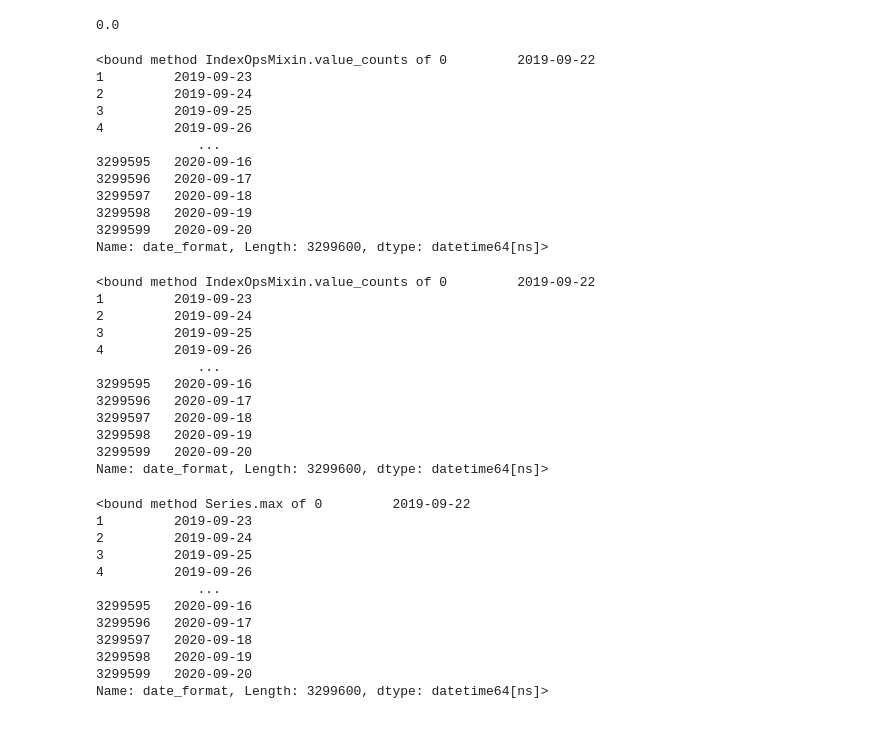
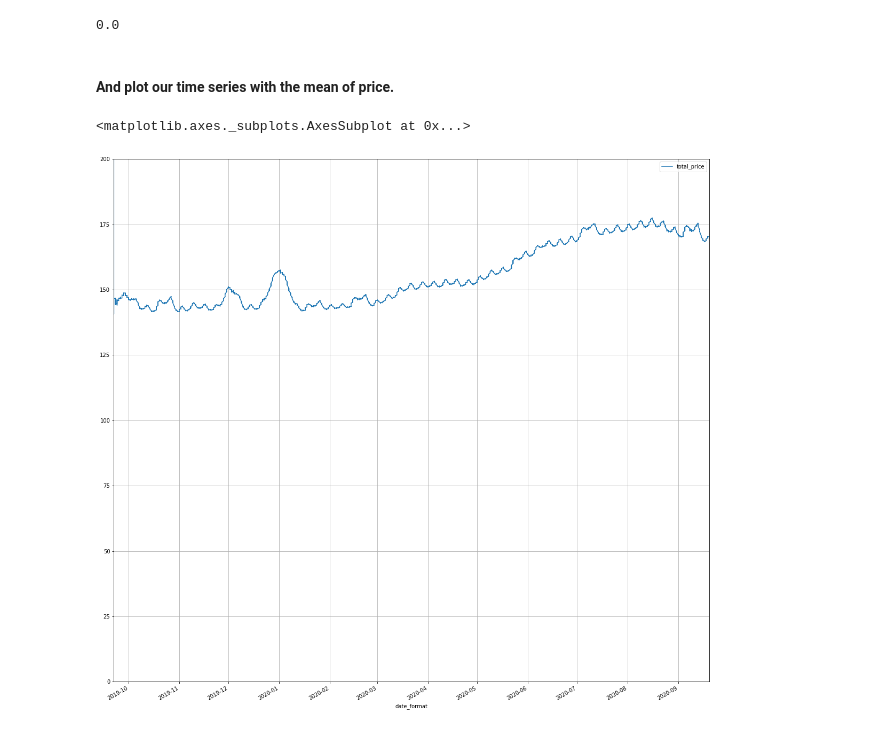
Before and after one commit to charlieba/Datascience-Blog-Airbnb-Seattle, a Jupyter notebook: Rate per date Seattle.ipynb, the cells around one changed output. Saved outputs shown, nothing was run; the diff lists cells and outputs as text; code cells hidden in the pictures.

Commit message:
prediction and timeseries plot

```diff
--- a/Rate per date Seattle.ipynb
+++ b/Rate per date Seattle.ipynb
@@ -90,48 +86,16 @@ seattle_calendar_splited_date.rolling('10d').mean().plot(figsize=(60,60),grid='t
 seattle_calendar_splited['date_format'].isna().mean()
 # %% [output]
 0.0
-# %%
-seattle_calendar_splited['date_format'].value_counts
-# %% [output]
-<bound method IndexOpsMixin.value_counts of 0         2019-09-22
-1         2019-09-23
-2         2019-09-24
-3         2019-09-25
-4         2019-09-26
-             ...
-3299595   2020-09-16
-3299596   2020-09-17
-3299597   2020-09-18
-3299598   2020-09-19
-3299599   2020-09-20
-Name: date_format, Length: 3299600, dtype: datetime64[ns]>
-# %%
-seattle_calendar["date_format"].value_counts
-# %% [output]
-<bound method IndexOpsMixin.value_counts of 0         2019-09-22
-1         2019-09-23
-2         2019-09-24
-3         2019-09-25
-4         2019-09-26
-             ...
-3299595   2020-09-16
-3299596   2020-09-17
-3299597   2020-09-18
-3299598   2020-09-19
-3299599   2020-09-20
-Name: date_format, Length: 3299600, dtype: datetime64[ns]>
-# %%
-seattle_calendar["date_format"].max
-# %% [output]
-<bound method Series.max of 0         2019-09-22
-1         2019-09-23
-2         2019-09-24
-3         2019-09-25
-4         2019-09-26
-             ...
-3299595   2020-09-16
-3299596   2020-09-17
-3299597   2020-09-18
-3299598   2020-09-19
-3299599   2020-09-20
-Name: date_format, Length: 3299600, dtype: datetime64[ns]>
+# %% [markdown]
+#### And plot our time series with the mean of price.
+# %%
+
+seattle_calendar_splited_date = seattle_calendar_splited
+seattle_calendar_splited_date['date_format'] = seattle_calendar_splited_date.apply(lambda row: pd.Timestamp(row.date_format), axis=1 )
+seattle_calendar_splited_date = seattle_calendar_splited_date.set_index(seattle_calendar_splited_date.date_format).drop('date_format', axis=1)
+seattle_calendar_splited_date.sort_index(inplace=True)
+
+seattle_calendar_splited_date.rolling('10d').mean().plot(figsize=(20,20),ylim =(0, 200), grid='true')
+# %% [output]
+<matplotlib.axes._subplots.AxesSubplot at 0x...>
+[figure, added]
```
Also changed, not shown: parts of 11 cells of this notebook, 4 other files.
